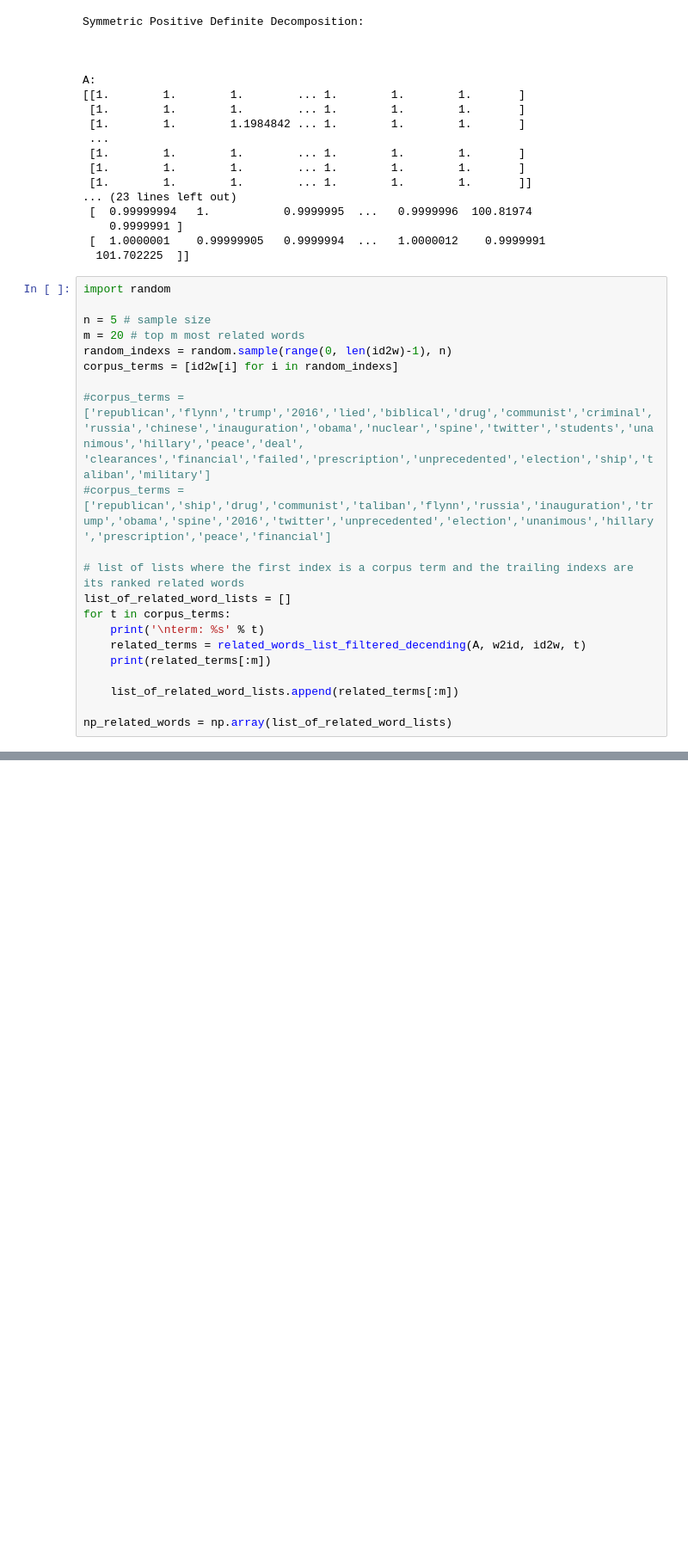
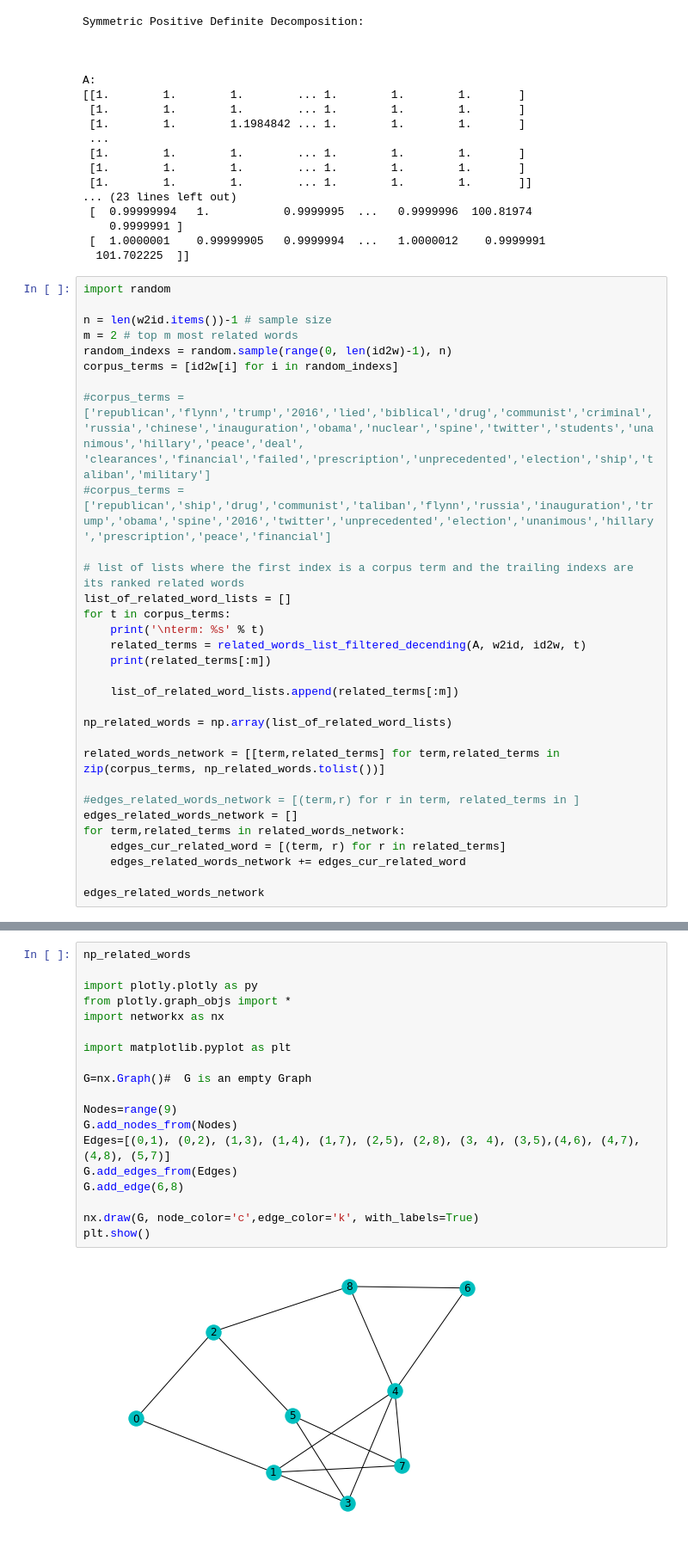
Before and after one commit to browlm13/news_source_scraping, a Jupyter notebook: Co-occurence_matrix_builder_v2.ipynb, the cells around one changed output, grey strips where cells are left out. Shown at 86% size. Cells and saved outputs as stored; diff of their text form; blank space fills up the shorter version.

```diff
--- a/Co-occurence_matrix_builder_v2.ipynb
+++ b/Co-occurence_matrix_builder_v2.ipynb
@@ -332,8 +332,8 @@ A:
 # %%
 import random
 
-n = 5 # sample size
-m = 20 # top m most related words
+n = len(w2id.items())-1 # sample size
+m = 2 # top m most related words
 random_indexs = random.sample(range(0, len(id2w)-1), n)
 corpus_terms = [id2w[i] for i in random_indexs]
 
@@ -350,4 +350,14 @@ for t in corpus_terms:
     list_of_related_word_lists.append(related_terms[:m])
 
 np_related_words = np.array(list_of_related_word_lists)
+
+related_words_network = [[term,related_terms] for term,related_terms in zip(corpus_terms, np_related_words.tolist())]
+
+#edges_related_words_network = [(term,r) for r in term, related_terms in ]
+edges_related_words_network = []
+for term,related_terms in related_words_network:
+    edges_cur_related_word = [(term, r) for r in related_terms]
+    edges_related_words_network += edges_cur_related_word
+
+edges_related_words_network
 # %% [output]
@@ -367,0 +398,21 @@ term: did
+# %%
+np_related_words
+
+import plotly.plotly as py
+from plotly.graph_objs import *
+import networkx as nx
+
+import matplotlib.pyplot as plt
+
+G=nx.Graph()#  G is an empty Graph
+
+Nodes=range(9)
+G.add_nodes_from(Nodes)
+Edges=[(0,1), (0,2), (1,3), (1,4), (1,7), (2,5), (2,8), (3, 4), (3,5),(4,6), (4,7), (4,8), (5,7)]
+G.add_edges_from(Edges)
+G.add_edge(6,8)
+
+nx.draw(G, node_color='c',edge_color='k', with_labels=True)
+plt.show()
+# %% [output]
+[figure, added]
```
Also changed, not shown: parts of 2 cells of this notebook.
